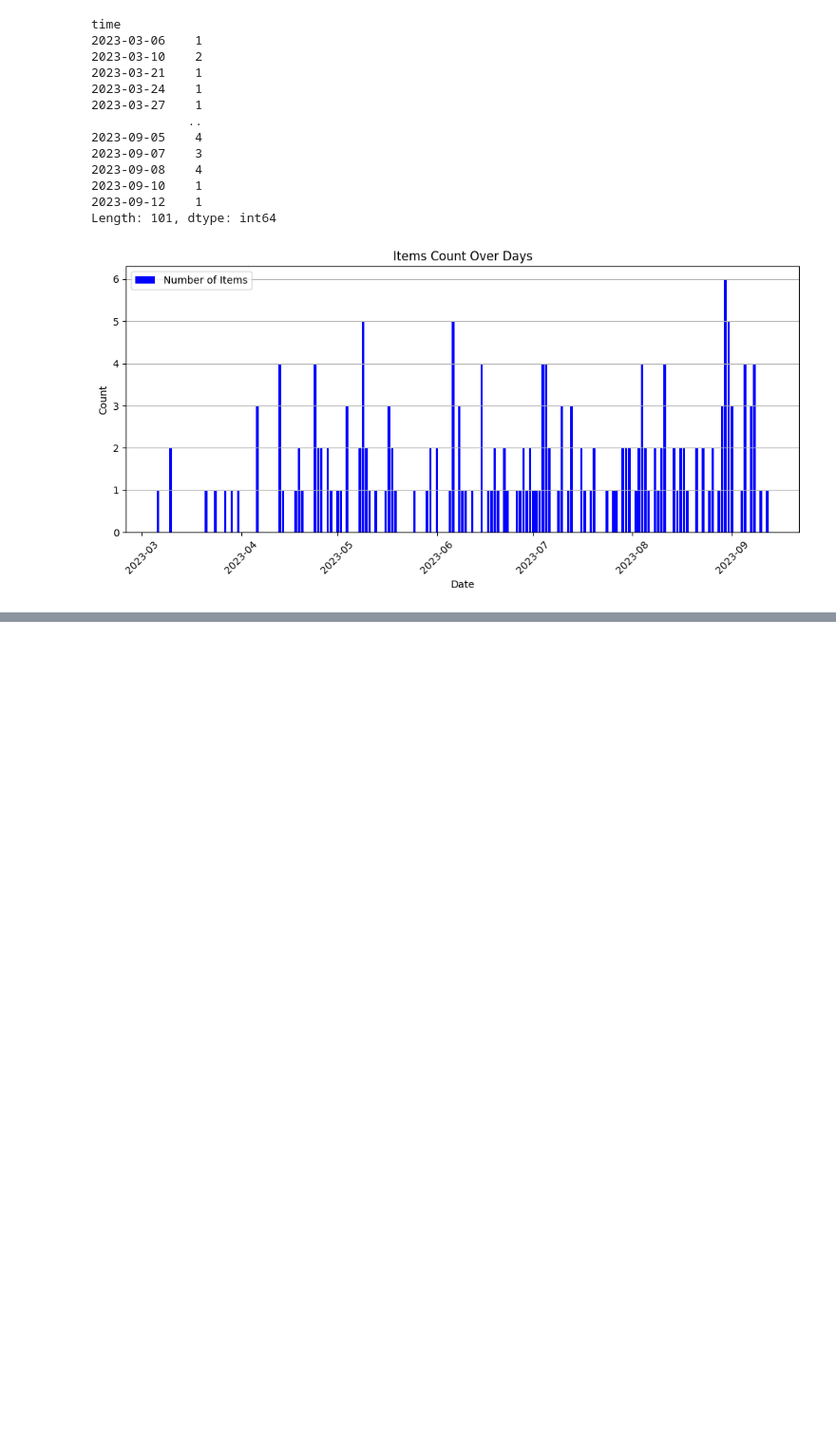
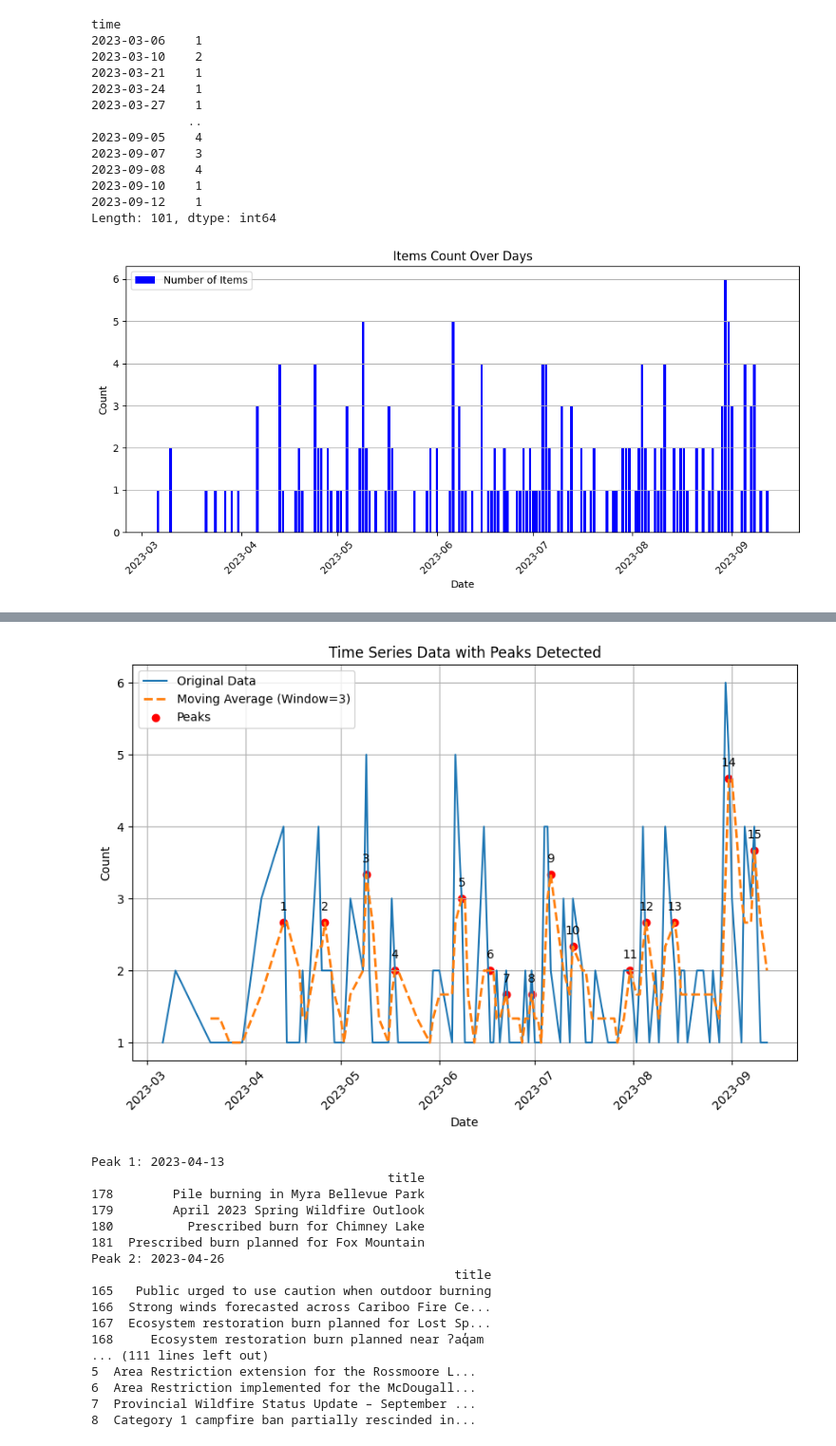
Before and after one commit to arvandiii/Thesis-Project, a Jupyter notebook: reddit/news.ipynb, the cells around one changed output, grey strips where cells are left out. Shown at 95% size. Drawn from its saved outputs; the diff is of its cells as text; code cells hidden in the pictures; blank space fills up the shorter version.

```diff
--- a/reddit/news.ipynb
+++ b/reddit/news.ipynb
@@ -258,0 +320,17 @@ Top Keywords:
+# %%
+import nltk
+from nltk.tokenize import sent_tokenize
+
+def summarize(body):
+    bert_summary = ''.join(bert_model(body, min_length=60))
+    return bert_summary
+
+extra = ["contact", "for more information", "call", "twitter", "instagram", "facebook", "download", "for update"]
+def remove_extra(body):
+    sentences = sent_tokenize(body)
+    new_sentences = [sen for sen in sentences if not any(keyword in sen.lower() for keyword in extra)]
+    body = '\n'.join(new_sentences)
+    return body
+
+
+df['summary'] = df['content'].apply(remove_extra).apply(summarize)
@@ -258,0 +353,49 @@ Top Keywords:
+# %%
+from datetime import  timedelta
+
+plt.figure(figsize=(10, 6))
+plt.plot(time_series.index, time_series.values, label="Original Data")
+plt.plot(moving_average.index, moving_average.values, label=f"Moving Average (Window={window_size})", linestyle='--', linewidth=2)
+plt.scatter(moving_average.index[peaks], moving_average.values[peaks], marker='o', color='red', label="Peaks")
+plt.xlabel("Date")
+plt.ylabel("Count")
+plt.title("Time Series Data with Peaks Detected")
+plt.legend()
+plt.grid(True)
+plt.xticks(rotation=45)
+for i, peak in enumerate(peaks):
+    plt.annotate(f"{i+1}", (moving_average.index[peak], moving_average.values[peak]),
+                 textcoords="offset points", xytext=(0, 10), ha='center')
+
+plt.show()
+
+all_peak_posts = pd.DataFrame(columns=df.columns)
+for i, peak in enumerate(peaks):
+    peak_posts = df[df['time'].dt.date == moving_average.index[peak]]
+    for j in range(1, 3):
+        date = moving_average.index[peak] - timedelta(days=j)
+        day_posts = df[df['time'].dt.date == date]
+        peak_posts = pd.concat([peak_posts, day_posts])
+    all_peak_posts = pd.concat([all_peak_posts, peak_posts])
+
+    print(f"Peak {i + 1}: {moving_average.index[peak]}")
+    print(peak_posts[['title']])
+# %% [output]
+[figure, added]
+Peak 1: 2023-04-13
+                                        title
+178        Pile burning in Myra Bellevue Park
+179        April 2023 Spring Wildfire Outlook
+180          Prescribed burn for Chimney Lake
+181  Prescribed burn planned for Fox Mountain
+Peak 2: 2023-04-26
+                                                 title
+165   Public urged to use caution when outdoor burning
+166  Strong winds forecasted across Cariboo Fire Ce...
+167  Ecosystem restoration burn planned for Lost Sp...
+168     Ecosystem restoration burn planned near ʔaq̓am
+... (111 lines left out)
+5  Area Restriction extension for the Rossmoore L...
+6  Area Restriction implemented for the McDougall...
+7  Provincial Wildfire Status Update – September ...
+8  Category 1 campfire ban partially rescinded in...
```
Also changed, not shown: parts of 16 cells of this notebook.
